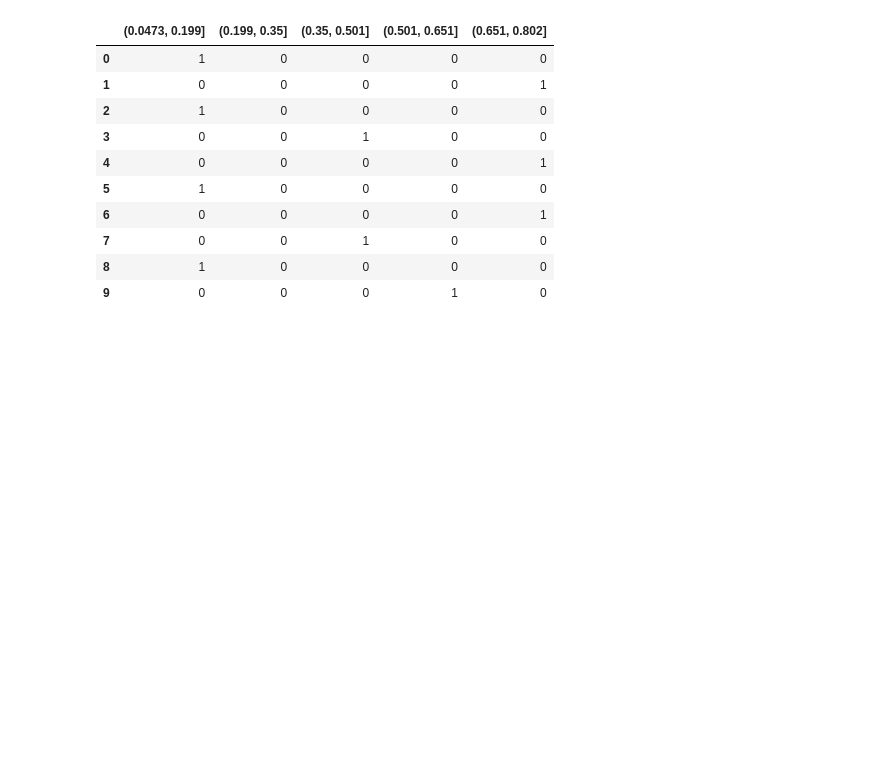
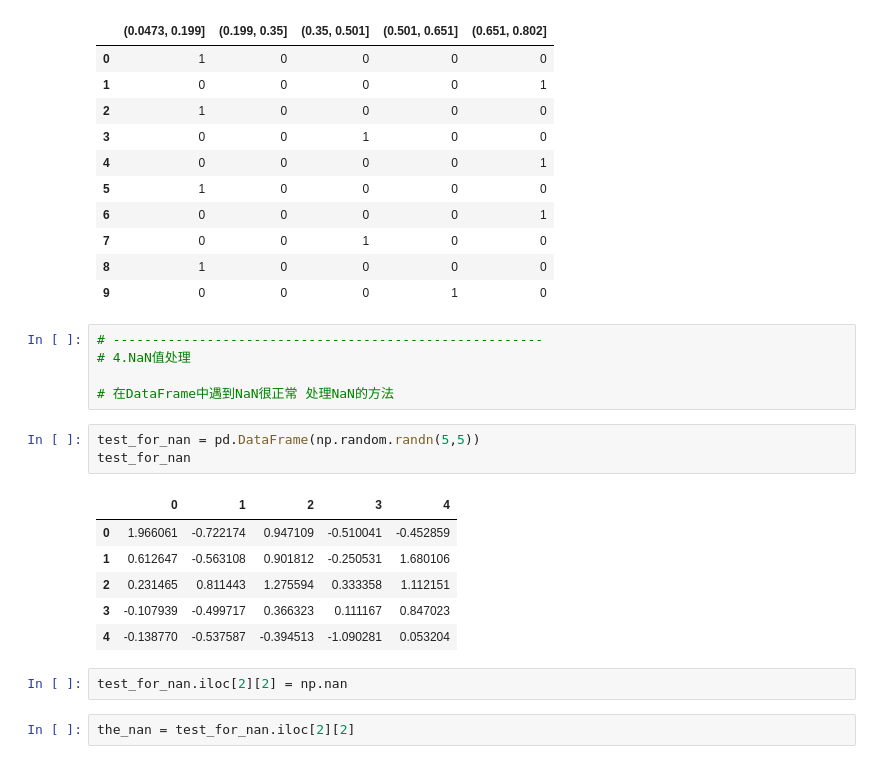
Before and after one commit to MMMMysticY/Python-For-Data-Analysis, a Jupyter notebook: 常用方法.ipynb, the cells around one changed output. Saved outputs shown, nothing was run; the diff lists cells and outputs as text; blank space fills up the shorter version.

```diff
--- a/常用方法.ipynb
+++ b/常用方法.ipynb
@@ -164,3 +179,22 @@ pd.get_dummies(pd.cut(data_bins2,5))
 | 7 | 0 | 0 | 1 | 0 | 0 |
 | 8 | 1 | 0 | 0 | 0 | 0 |
 | 9 | 0 | 0 | 0 | 1 | 0 |
+# %%
+# -------------------------------------------------------
+# 4.NaN值处理
+
+# 在DataFrame中遇到NaN很正常 处理NaN的方法
+# %%
+test_for_nan = pd.DataFrame(np.random.randn(5,5))
+test_for_nan
+# %% [output]
+|  | 0 | 1 | 2 | 3 | 4 |
+| 0 | 1.966061 | -0.722174 | 0.947109 | -0.510041 | -0.452859 |
+| 1 | 0.612647 | -0.563108 | 0.901812 | -0.250531 | 1.680106 |
+| 2 | 0.231465 | 0.811443 | 1.275594 | 0.333358 | 1.112151 |
+| 3 | -0.107939 | -0.499717 | 0.366323 | 0.111167 | 0.847023 |
+| 4 | -0.138770 | -0.537587 | -0.394513 | -1.090281 | 0.053204 |
+# %%
+test_for_nan.iloc[2][2] = np.nan
+# %%
+the_nan = test_for_nan.iloc[2][2]
```
Also changed, not shown: parts of 9 cells of this notebook.
